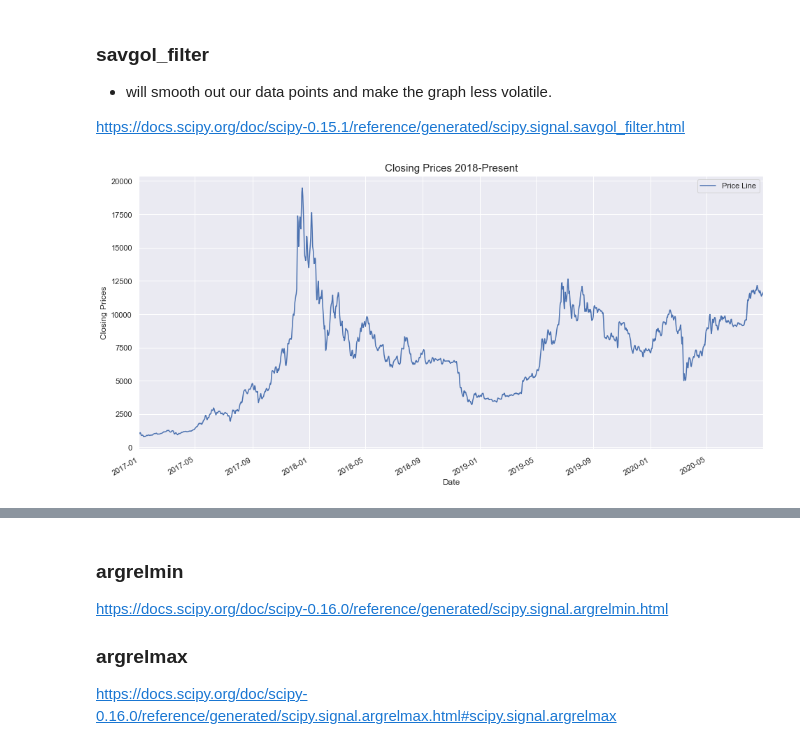
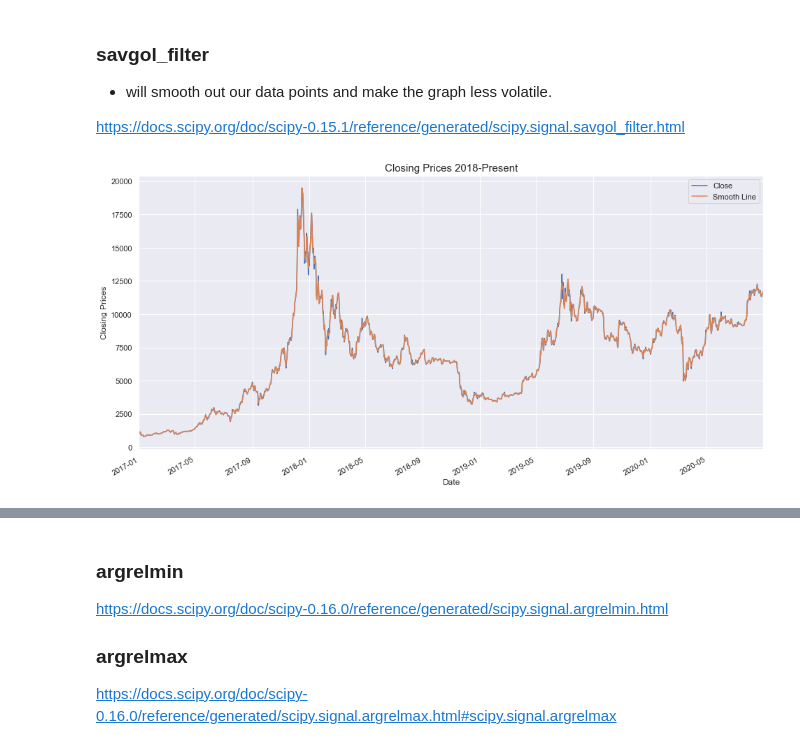
Before and after one commit to anhbiphan/Project_Bitcoin, a Jupyter notebook: BTC-USD_High_Preds.ipynb, the cells around one changed output, grey strips where cells are left out. Cells and saved outputs as stored; diff of their text form; code cells hidden in the pictures.

```diff
--- a/BTC-USD_High_Preds.ipynb
+++ b/BTC-USD_High_Preds.ipynb
@@ -94,14 +84,14 @@ bitcoin['smooth'] = savgol_filter(bitcoin.Close, window, polyorder=6)
 # %%
 # less sharpness of points and visually less volatile than their original values
 plt.figure(figsize=(16,8))
-# bitcoin.Close.plot()
-bitcoin.smooth.plot(label='Price Line')
+bitcoin.Close.plot()
+bitcoin.smooth.plot(label='Smooth Line')
 plt.ylabel('Closing Prices')
 plt.title('Closing Prices 2018-Present', fontsize=15)
 plt.legend();
 # plt.savefig('bitcoin_graph', transparent =True);
 # %% [output]
-[figure, old version]
+[figure, new version]
 # %%
 # Here we can see that the smooth column is a bit off compared to the Close column.
 # Smooth column represents Close price, but smoother or a bit less stiff
```
Also changed, not shown: parts of 8 cells of this notebook.
